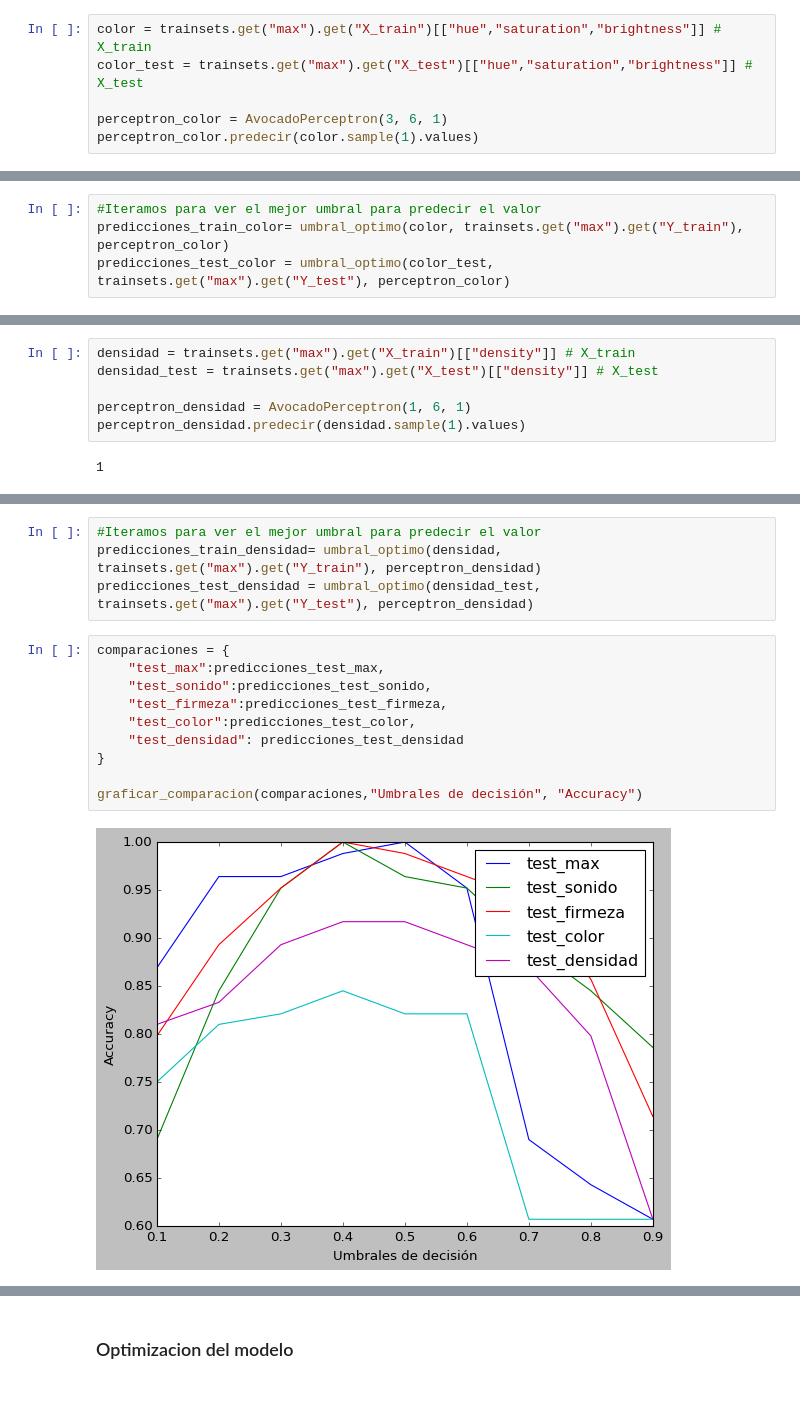
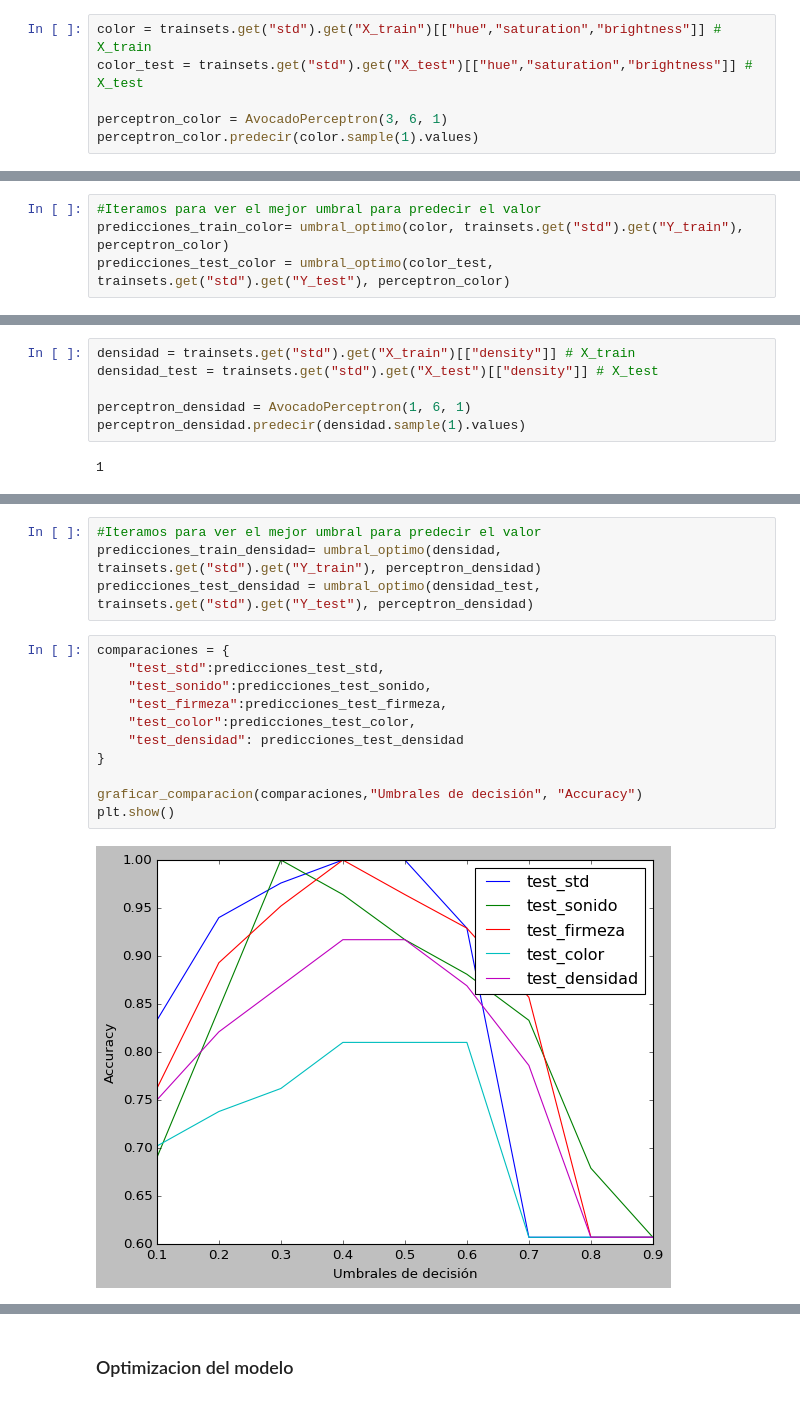
Before and after one commit to masouto94/RedNeuronalMatematicaIII, a Jupyter notebook: avocadoPerceptron.ipynb, the cells around one changed output, grey strips where cells are left out. Cells and saved outputs as stored; diff of their text form.

```diff
--- a/avocadoPerceptron.ipynb
+++ b/avocadoPerceptron.ipynb
@@ -574,8 +612,8 @@ predicciones_test_firmeza = umbral_optimo(firmeza_test, trainsets.get("max").get
 # %% [markdown]
 ### Color
 # %%
-color = trainsets.get("max").get("X_train")[["hue","saturation","brightness"]] # X_train
-color_test = trainsets.get("max").get("X_test")[["hue","saturation","brightness"]] # X_test
+color = trainsets.get("std").get("X_train")[["hue","saturation","brightness"]] # X_train
+color_test = trainsets.get("std").get("X_test")[["hue","saturation","brightness"]] # X_test
 
 perceptron_color = AvocadoPerceptron(3, 6, 1)
 perceptron_color.predecir(color.sample(1).values)
@@ -588,13 +626,13 @@ for i in range (100_000):
     perceptron_color.entrenar(inp.values,pred)
 # %%
 #Iteramos para ver el mejor umbral para predecir el valor
-predicciones_train_color= umbral_optimo(color, trainsets.get("max").get("Y_train"), perceptron_color)
-predicciones_test_color = umbral_optimo(color_test, trainsets.get("max").get("Y_test"), perceptron_color)
+predicciones_train_color= umbral_optimo(color, trainsets.get("std").get("Y_train"), perceptron_color)
+predicciones_test_color = umbral_optimo(color_test, trainsets.get("std").get("Y_test"), perceptron_color)
 # %% [markdown]
 ### Densidad
 # %%
-densidad = trainsets.get("max").get("X_train")[["density"]] # X_train
-densidad_test = trainsets.get("max").get("X_test")[["density"]] # X_test
+densidad = trainsets.get("std").get("X_train")[["density"]] # X_train
+densidad_test = trainsets.get("std").get("X_test")[["density"]] # X_test
 
 perceptron_densidad = AvocadoPerceptron(1, 6, 1)
 perceptron_densidad.predecir(densidad.sample(1).values)
@@ -607,17 +645,18 @@ for i in range (100_000):
     perceptron_densidad.entrenar(inp.values,pred)
 # %%
 #Iteramos para ver el mejor umbral para predecir el valor
-predicciones_train_densidad= umbral_optimo(densidad, trainsets.get("max").get("Y_train"), perceptron_densidad)
-predicciones_test_densidad = umbral_optimo(densidad_test, trainsets.get("max").get("Y_test"), perceptron_densidad)
+predicciones_train_densidad= umbral_optimo(densidad, trainsets.get("std").get("Y_train"), perceptron_densidad)
+predicciones_test_densidad = umbral_optimo(densidad_test, trainsets.get("std").get("Y_test"), perceptron_densidad)
 # %%
 comparaciones = {
-    "test_max":predicciones_test_max,
+    "test_std":predicciones_test_std,
     "test_sonido":predicciones_test_sonido,
     "test_firmeza":predicciones_test_firmeza,
     "test_color":predicciones_test_color,
     "test_densidad": predicciones_test_densidad
 }
 
 graficar_comparacion(comparaciones,"Umbrales de decisión", "Accuracy")
+plt.show()
 # %% [output]
-[figure, old version]
+[figure, new version]
```
Also changed, not shown: parts of 31 cells of this notebook.
